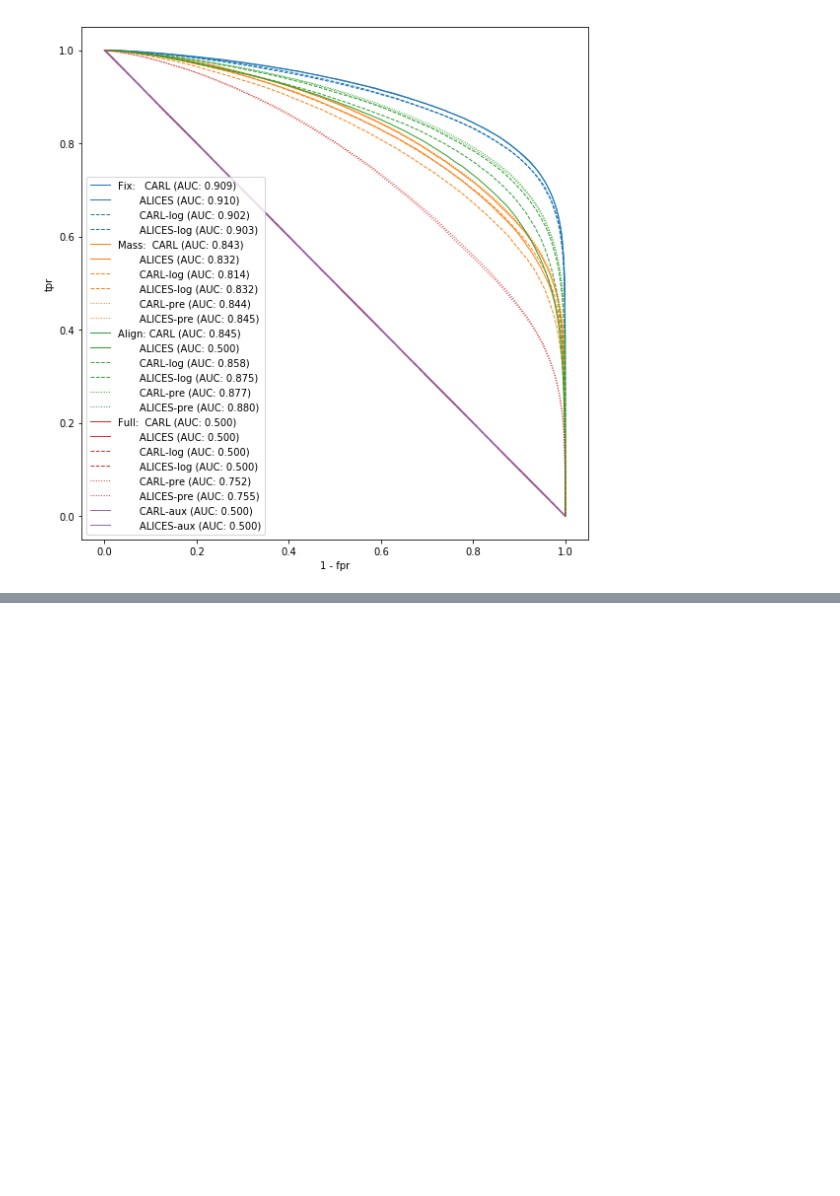
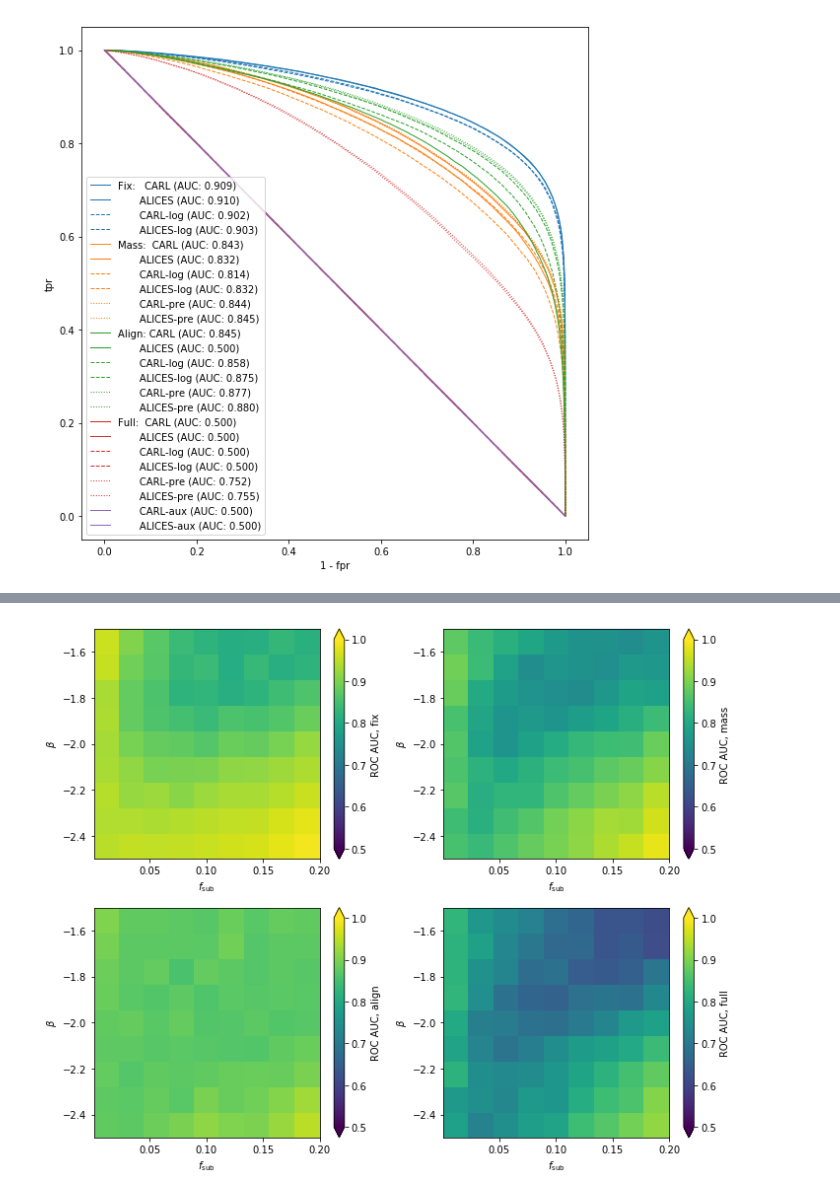
Before and after one commit to smsharma/mining-for-substructure-lens, a Jupyter notebook: notebooks/05_roc.ipynb, the cells around one changed output, grey strips where cells are left out. Drawn from its saved outputs; the diff is of its cells as text; code cells hidden in the pictures; blank space fills up the shorter version.

```diff
--- a/notebooks/04_roc.ipynb
+++ b/notebooks/05_roc.ipynb
@@ -363,0 +231,47 @@ plt.savefig("../figures/roc_between_parameter_region.pdf")
+# %%
+f_sub_edges = np.linspace(0.001, 0.2, 10)
+beta_edges = np.linspace(-2.5, -1.5, 10)
+
+f_sub_min_1d = f_sub_edges[:-1]
+f_sub_max_1d = f_sub_edges[1:]
+beta_min_1d = beta_edges[:-1]
+beta_max_1d = beta_edges[1:]
+# %%
+roc_auc_regions = np.empty((len(show_summary), len(f_sub_min_1d), len(beta_min_1d)))
+
+for k, n in enumerate(show_summary):
+    for i, (f_sub_min, f_sub_max) in enumerate(zip(f_sub_min_1d, f_sub_max_1d)):
+        for j, (beta_min, beta_max) in enumerate(zip(beta_min_1d, beta_max_1d)):
+            roc_auc_regions[k, i, j] = roc_auc(
+                filenames[n],
+                settings[n],
+                beta_min=beta_min,
+                beta_max=beta_max,
+                f_sub_min=f_sub_min,
+                f_sub_max=f_sub_max
+            )
+# %%
+fig = plt.figure(figsize=(2*5,2*4))
+
+for i, (label, roc_auc_) in enumerate(zip(summary_labels, roc_auc_regions)):
+    ax = plt.subplot(2,2,i+1)
+
+    pcm = ax.pcolormesh(
+        f_sub_edges,
+        beta_edges,
+        roc_auc_.T,
+        norm=matplotlib.colors.Normalize(vmin=0.5, vmax=1.),
+        cmap="viridis"
+    )
+    cbar = fig.colorbar(pcm, ax=ax, extend='both')
+
+    plt.xlabel(r'$f_{\mathrm{sub}}$')
+    plt.ylabel(r'$\beta$')
+    cbar.set_label(r'ROC AUC, '+ label.lower())
+    plt.xlim(f_sub_edges[0], f_sub_edges[-1])
+    plt.ylim(beta_edges[0], beta_edges[-1])
+
+plt.tight_layout()
+plt.savefig("../figures/roc_by_parameter_region.pdf")
+# %% [output]
+[figure, added]
```
Also changed, not shown: parts of 11 cells of this notebook, 4 other files.
